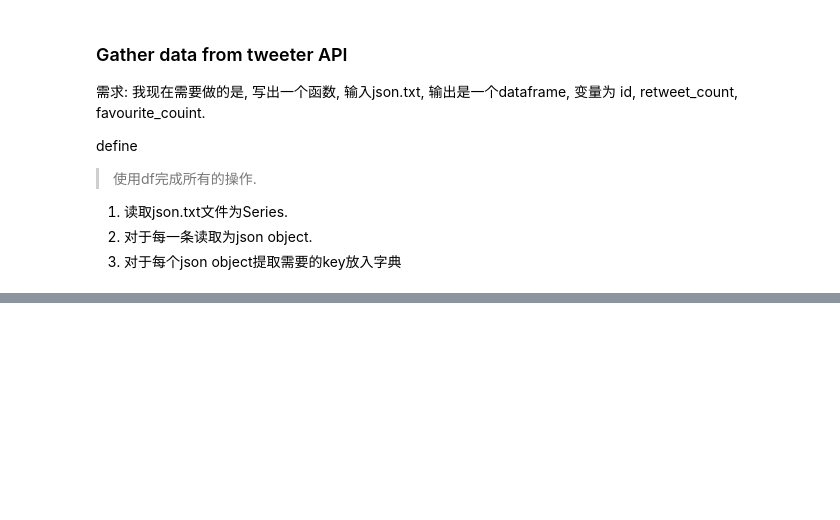
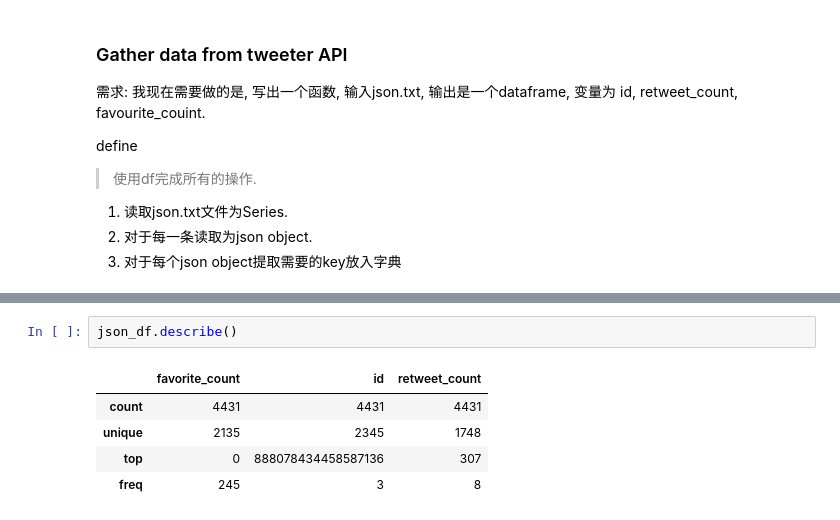
Before and after one commit to Bovey0809/data-analyst, a Jupyter notebook: projects_zh/P3 wrangle_data/wrangle_act.ipynb, the cells around one changed output, grey strips where cells are left out. Drawn from its saved outputs; the diff is of its cells as text; blank space fills up the shorter version.

```diff
--- a/projects_zh/P3 wrangle_data/wrangle_act.ipynb
+++ b/projects_zh/P3 wrangle_data/wrangle_act.ipynb
@@ -341,0 +327,8 @@ create_df_from_json('json.txt', keys)
+# %%
+json_df.describe()
+# %% [output]
+|  | favorite_count | id | retweet_count |
+| count | 4431 | 4431 | 4431 |
+| unique | 2135 | 2345 | 1748 |
+| top | 0 | 888078434458587136 | 307 |
+| freq | 245 | 3 | 8 |
```
Also changed, not shown: parts of 80 cells of this notebook, 2 other files.
